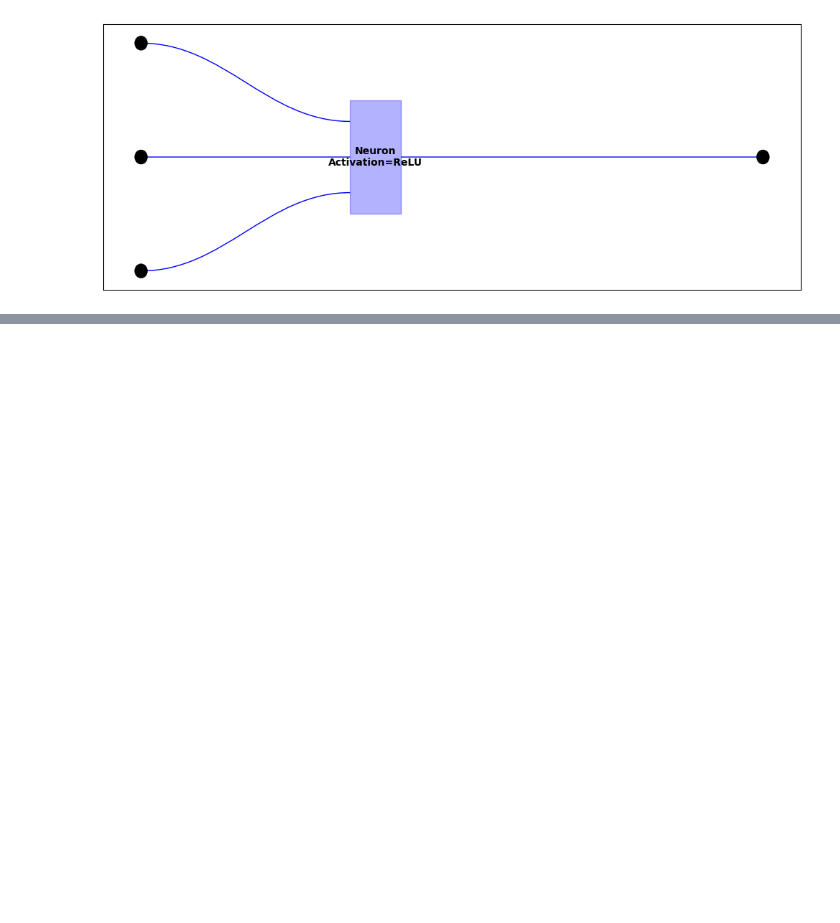
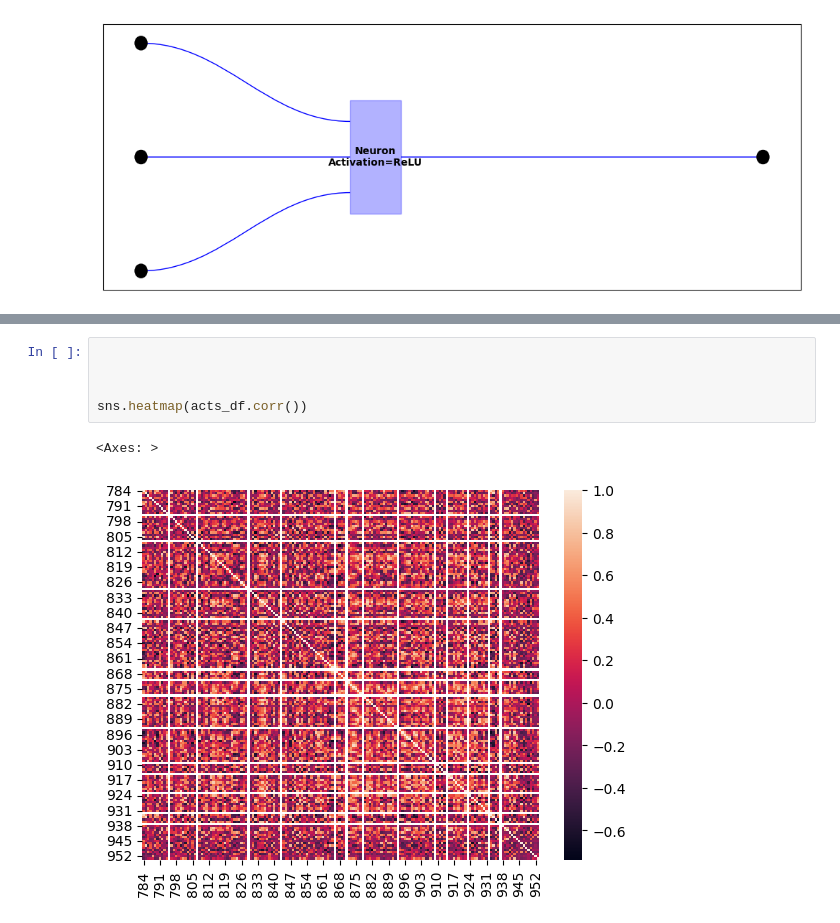
Before and after one commit to alexkoziell/StriNNg, a Jupyter notebook: strinng/prototyping.ipynb, the cells around one changed output, grey strips where cells are left out. Drawn from its saved outputs; the diff is of its cells as text; blank space fills up the shorter version.

```diff
--- a/strinng/prototyping.ipynb
+++ b/strinng/prototyping.ipynb
@@ -90,0 +201,8 @@ loss: 2.235727  [58384/60000]
+# %%
+
+
+
+sns.heatmap(acts_df.corr())
+# %% [output]
+<Axes: >
+[figure, added]
```
Also changed, not shown: parts of 10 cells of this notebook, 1 other file.
